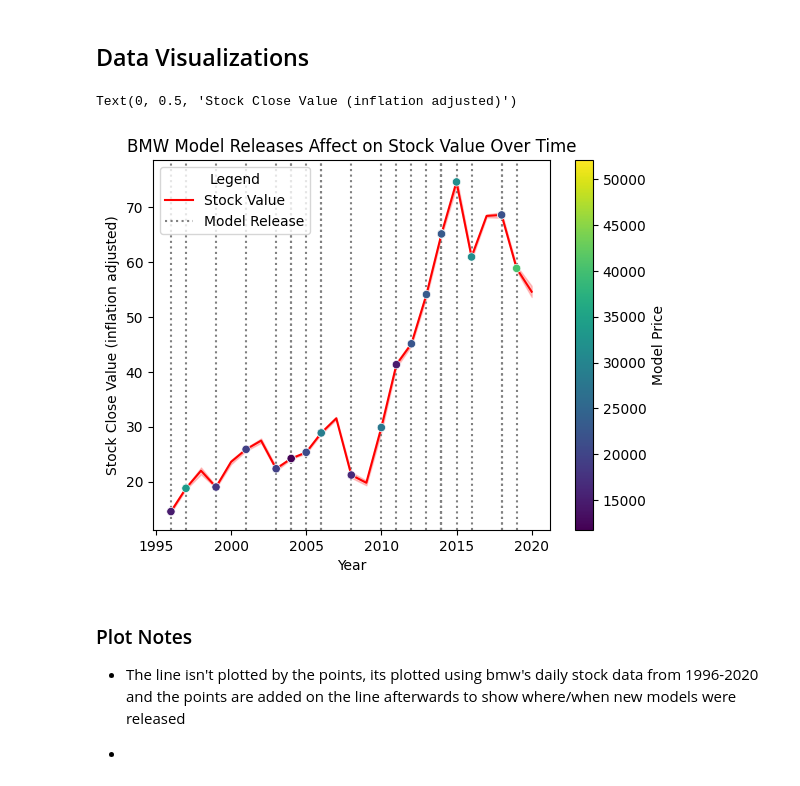
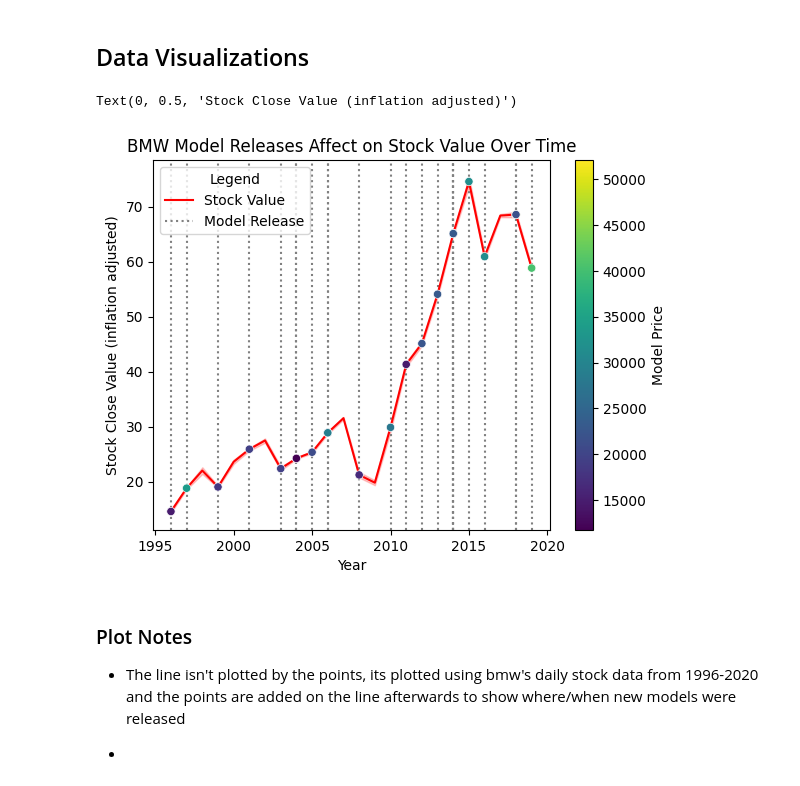
Before and after one commit to Kev-in123/DATA-200-Midterm, a Jupyter notebook: Midterm.ipynb, the cells around one changed output. Drawn from its saved outputs; the diff is of its cells as text; code cells hidden in the pictures.

```diff
--- a/Midterm.ipynb
+++ b/Midterm.ipynb
@@ -95,11 +87,14 @@ def inflation_adjustment(inflation_data, price_year, price_value, MAX_INDEX):
 data_bmw["infl_adj_close"] = inflation_adjustment(deu_cpi, data_bmw["year"], data_bmw["adj_close"], 28)
 data_cars["infl_price"] = inflation_adjustment(usa_cpi, data_cars["year"], data_cars["price"], 28)
 # %%
+# Getting total value of BMW
+data_bmw["infl_total_val"] = data_bmw["volume"] * data_bmw["infl_adj_close"]
+
 
 # This groups by the years and averages on all the other columns (other than date)
 avg_year = (
     data_bmw
-    .groupby("year")[["adj_close", "close", "high", "low", "open", "volume", "infl_adj_close"]].mean()
+    .groupby("year")[["adj_close", "close", "high", "low", "open", "volume", "infl_adj_close", "infl_total_val"]].mean()
     .sort_values("year").reset_index()
     )
 
@@ -107,6 +102,6 @@ avg_year = (
 model_release = data_cars.loc[data_cars.groupby("model")["year"].idxmin()].sort_values("year").reset_index(drop=True)
 
 #this is the merged dataset, it will be used for a scatterplot but probably not much else because its only 23 rows
-release_stock = pd.merge(model_release, avg_year, on = "year").drop_duplicates()
+model_release = pd.merge(model_release, avg_year[avg_year["year"] <= 2020], on = "year").drop_duplicates()
 
 model_stock = pd.merge(data_cars, avg_year, on = "year")
@@ -114,26 +129,26 @@ model_stock = pd.merge(data_cars, avg_year, on = "year")
 ## Data Visualizations
 # %%
 # This shows the adjusted stock close over time with points indicating when a new model is released and their price, legend still needs to be fixed
-sns.lineplot(data = data_bmw, y = "infl_adj_close", x = "year", color = "red", zorder = 2, label = "Stock Value")
+sns.lineplot(data = data_bmw[data_bmw["year"] < 2020], y = "infl_adj_close", x = "year", color = "red", zorder = 2, label = "Stock Value")
 
 # Adds a line idicating when a model is released
-for i in range(len(release_stock)):
-    if i < len(release_stock) - 1:
-        plt.axvline(x=release_stock["year"][i], linestyle =':', color ="grey",zorder = 1)
+for i in range(len(model_release)):
+    if i < len(model_release) - 1:
+        plt.axvline(x=model_release["year"][i], linestyle =':', color ="grey",zorder = 1)
     else:
-        plt.axvline(x=release_stock["year"][i], linestyle =':', color ="grey",zorder = 1, label = "Model Release")
+        plt.axvline(x=model_release["year"][i], linestyle =':', color ="grey",zorder = 1, label = "Model Release")
 
-axis = sns.scatterplot(data = release_stock, y = "infl_adj_close", x = "year", hue = "infl_price",  palette="viridis", zorder = 3, legend=False) # ["Stock Value", "Model Release","Low Price", "Low/Medium Price","Medium Price", "Med/High Price", "High Price"]
+axis = sns.scatterplot(data = model_release, y = "infl_adj_close", x = "year", hue = "infl_price",  palette="viridis", zorder = 3, legend=False) # ["Stock Value", "Model Release","Low Price", "Low/Medium Price","Medium Price", "Med/High Price", "High Price"]
 
 
 plt.title("BMW Model Releases Affect on Stock Value Over Time")
-plt.colorbar(ScalarMappable(cmap = "viridis", norm = Normalize(min(release_stock["infl_price"]), max(release_stock["infl_price"]))), ax=axis).set_label("Model Price",rotation=90)
+plt.colorbar(ScalarMappable(cmap = "viridis", norm = Normalize(min(model_release["infl_price"]), max(model_release["infl_price"]))), ax=axis).set_label("Model Price",rotation=90)
 plt.legend(title = "Legend")
 plt.xlabel("Year")
 plt.ylabel("Stock Close Value (inflation adjusted)")
 # %% [output]
 Text(0, 0.5, 'Stock Close Value (inflation adjusted)')
-[figure, old version]
+[figure, new version]
 # %% [markdown]
 ### Plot Notes
 
```
Also changed, not shown: parts of 9 cells of this notebook.
